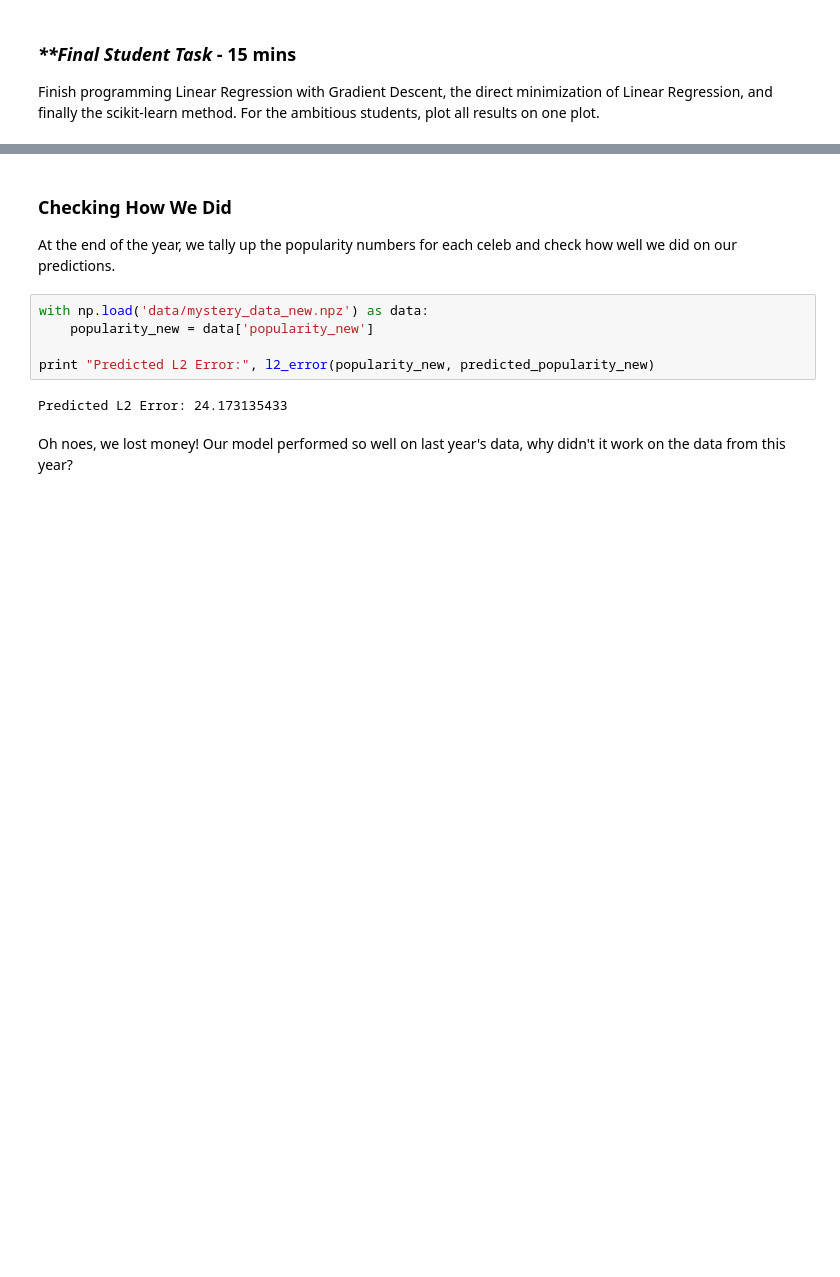
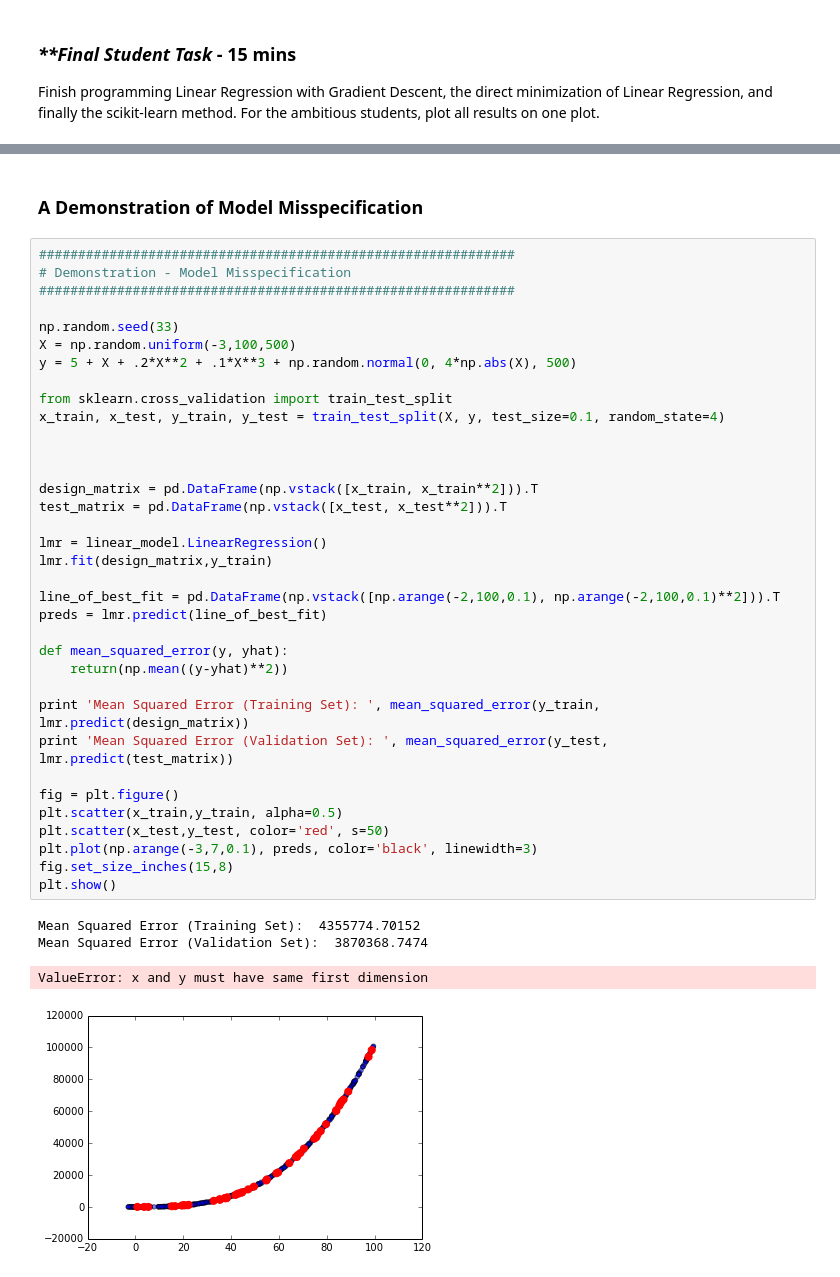
Before and after one commit to UCIDataScienceInitiative/PredictiveModeling_withPython, a Jupyter notebook: Session 1 - Linear_Regression.ipynb, the cells around one changed output, grey strips where cells are left out. Saved outputs shown, nothing was run; the diff lists cells and outputs as text; blank space fills up the shorter version.

```diff
--- a/Session 1 - Linear_Regression.ipynb
+++ b/Session 1 - Linear_Regression.ipynb
@@ -644,12 +616,42 @@ Predicted L2 Error: 18.1262825607
-# %% [markdown]
-### Checking How We Did
-At the end of the year, we tally up the popularity numbers for each celeb and check how well we did on our predictions.
-# %%
-with np.load('data/mystery_data_new.npz') as data:
-    popularity_new = data['popularity_new']
-
-print "Predicted L2 Error:", l2_error(popularity_new, predicted_popularity_new)
-# %% [output]
-Predicted L2 Error: 24.173135433
-# %% [markdown]
-Oh noes, we lost money!  Our model performed so well on last year's data, why didn't it work on the data from this year?
+# %% [markdown]
+### A Demonstration of Model Misspecification
+# %%
+#############################################################
+# Demonstration - Model Misspecification
+#############################################################
+
+np.random.seed(33)
+X = np.random.uniform(-3,100,500)
+y = 5 + X + .2*X**2 + .1*X**3 + np.random.normal(0, 4*np.abs(X), 500)
+
+from sklearn.cross_validation import train_test_split
+x_train, x_test, y_train, y_test = train_test_split(X, y, test_size=0.1, random_state=4)
+
+
+
+design_matrix = pd.DataFrame(np.vstack([x_train, x_train**2])).T
+test_matrix = pd.DataFrame(np.vstack([x_test, x_test**2])).T
+
+lmr = linear_model.LinearRegression()
+lmr.fit(design_matrix,y_train)
+
+line_of_best_fit = pd.DataFrame(np.vstack([np.arange(-2,100,0.1), np.arange(-2,100,0.1)**2])).T
+preds = lmr.predict(line_of_best_fit)
+
+def mean_squared_error(y, yhat):
+    return(np.mean((y-yhat)**2))
+
+print 'Mean Squared Error (Training Set): ', mean_squared_error(y_train, lmr.predict(design_matrix))
+print 'Mean Squared Error (Validation Set): ', mean_squared_error(y_test, lmr.predict(test_matrix))
+
+fig = plt.figure()
+plt.scatter(x_train,y_train, alpha=0.5)
+plt.scatter(x_test,y_test, color='red', s=50)
+plt.plot(np.arange(-3,7,0.1), preds, color='black', linewidth=3)
+fig.set_size_inches(15,8)
+plt.show()
+# %% [output]
+Mean Squared Error (Training Set):  4355774.70152
+Mean Squared Error (Validation Set):  3870368.7474
+ValueError: x and y must have same first dimension
+[figure, added]
```
Also changed, not shown: parts of 19 cells of this notebook.
